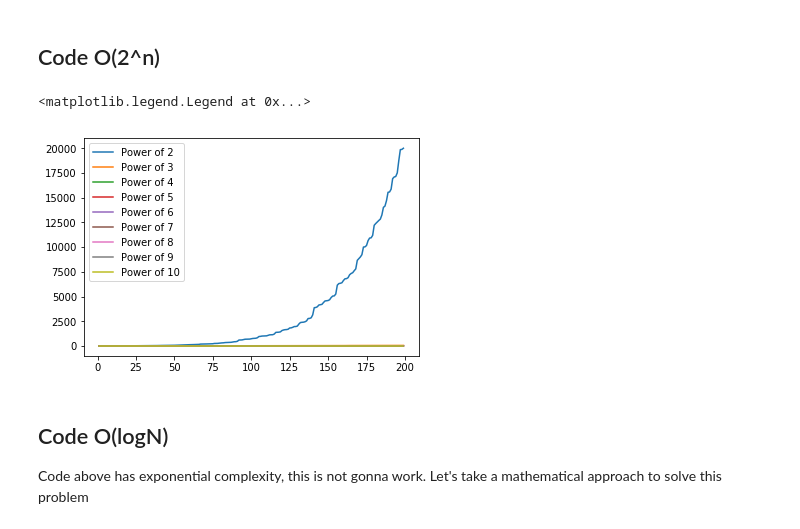
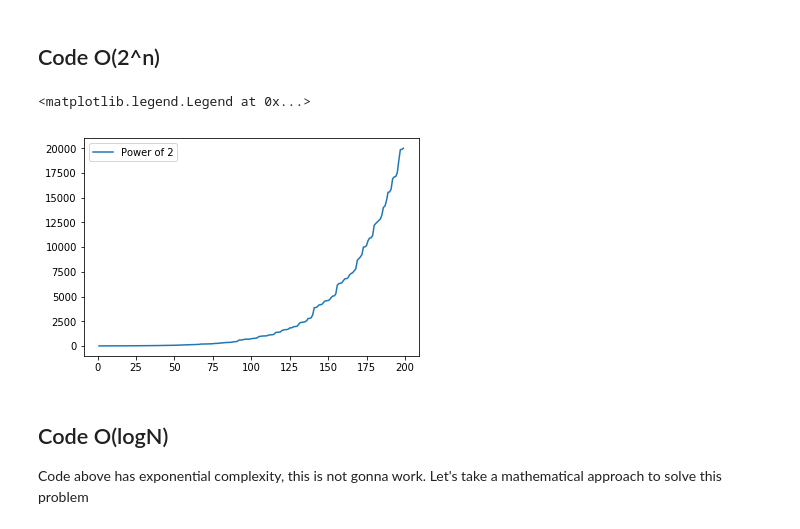
Before and after one commit to AdrienLemaire/talks, a Jupyter notebook: 20180227_hackerrank_algo/20180227+Programming+Study+Group+presentation+-+Dori.ipynb, the cells around one changed output. Cells and saved outputs as stored; diff of their text form; code cells hidden in the pictures.

```diff
--- a/20180227_hackerrank_algo/20180227+Programming+Study+Group+presentation+-+Dori.ipynb
+++ b/20180227_hackerrank_algo/20180227+Programming+Study+Group+presentation+-+Dori.ipynb
@@ -40,16 +179,15 @@ def powerSum(x, n, profile=False):
 # %%
 %matplotlib inline
 import matplotlib.pyplot as plt
 
 x = range(1, 200)
 handles = []
-for power in range(2, 11):
-    y = [powerSum(i, power, profile=True) for i in x]
-    handles.append(plt.plot(x, y, label='Power of {}'.format(power))[0])
+y = [powerSum(i, 2, profile=True) for i in x]
+handles.append(plt.plot(x, y, label='Power of {}'.format(2))[0])
 plt.legend(handles=handles)
 # %% [output]
 <matplotlib.legend.Legend at 0x...>
-[figure, old version]
+[figure, new version]
 # %% [markdown]
 ## Code O(logN)
 Code above has exponential complexity, this is not gonna work. Let's take a mathematical approach to solve this problem
```
Also changed, not shown: parts of 8 cells of this notebook.
